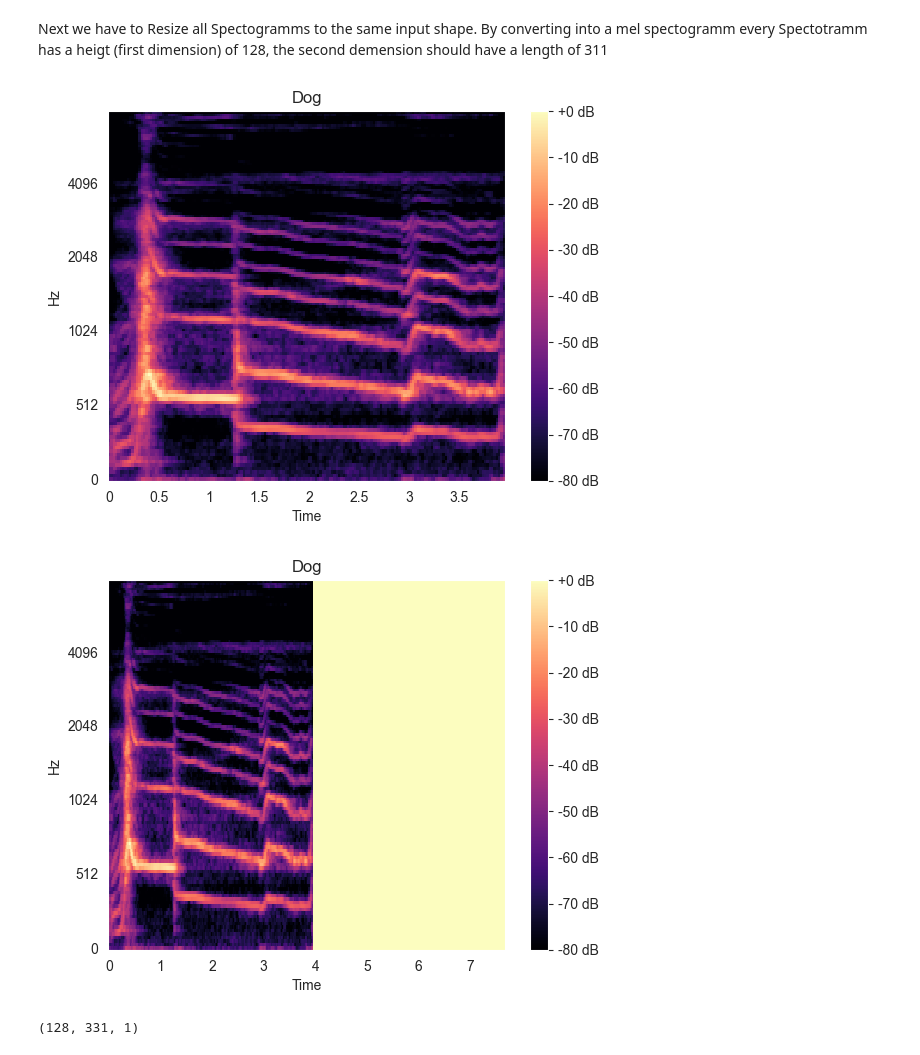
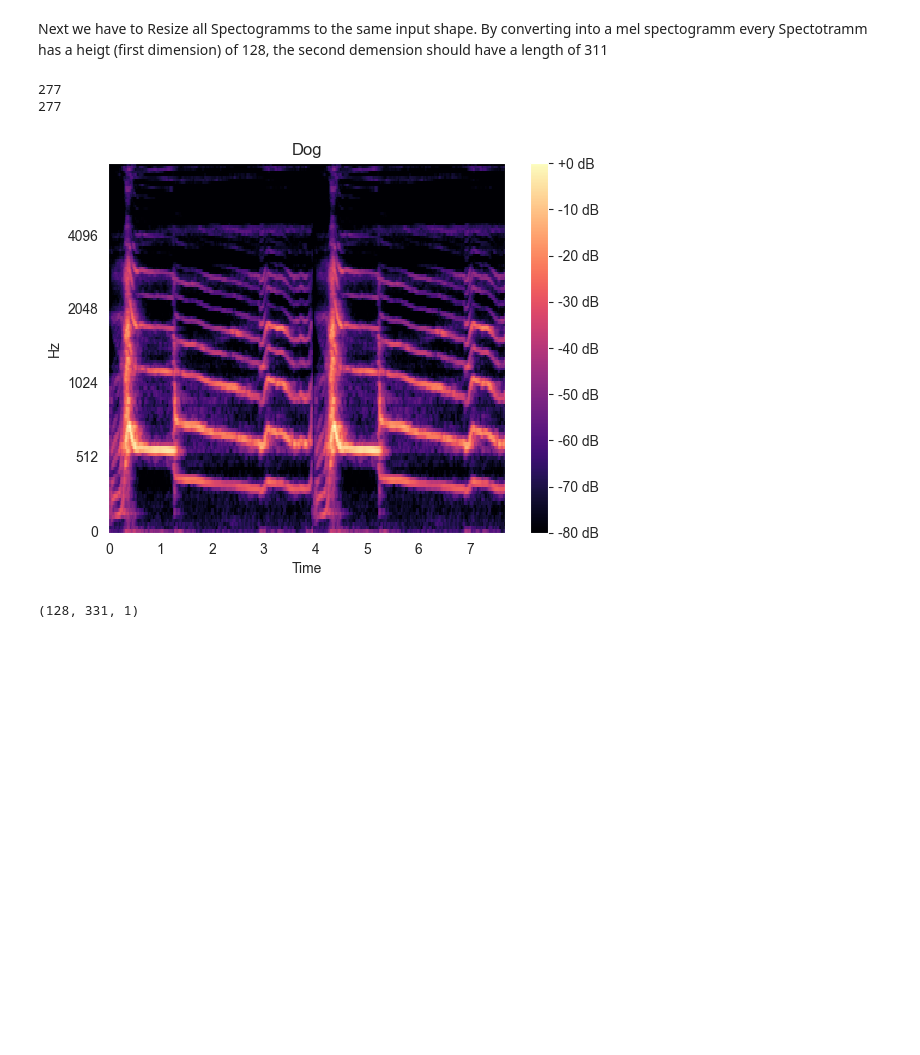
Before and after one commit to Amocon/Audio_Classification, a Jupyter notebook: melSpectogram.ipynb, the cells around one changed output. Drawn from its saved outputs; the diff is of its cells as text; code cells hidden in the pictures; blank space fills up the shorter version.

```diff
--- a/melSpectogram.ipynb
+++ b/melSpectogram.ipynb
@@ -191,27 +191,3 @@ def pad_nulls(audiofile:Sound, width:int):
         while audiofile.spec.shape[1] < width:
             audiofile.spec = np.hstack((audiofile.spec, np.zeros(shape=(128,1))))
             counter += 1
-# %%
-def shift_audio(audiofile:Sound):
-    return audiofile
-
-def mask_sound(sound:Sound):
-    #entscheidet ob vertikal oder horizontal verändert werden soll
-
-    if np.random.randint(0,2) == 1:
-        pass
-    else:
-        pass
-    noise_level = np.random.randint(10, 26)
-    return np.random.randint(0,1)
-
-num = 1
-getMelSpecLabel(audiofiles[num])
-plotMel(audiofiles[num])
-pad_nulls(audiofiles[num], 331)
-# pad_resize(audiofiles[num], 331)
-plotMel(audiofiles[num])
-# add_noise(audiofiles[num])
-# %% [output]
-[figure, removed]
-[figure, removed]
@@ -218,9 +223,16 @@ plotMel(audiofiles[num])
 # %%
-num = 3
+num = 1
 getMelSpecLabel(audiofiles[num])
+# pad_nulls(audiofiles[num], 331)
 pad_resize(audiofiles[num], 331)
+plotMel(audiofiles[num])
+print(len(audiofiles))
 
-#plotMel((spec, processedData[1]))
+print(len(audiofiles))
+# %% [output]
+277
+277
+[figure, added]
 # %%
 sameLengthMel = []
 label = []
```
Also changed, not shown: parts of 11 cells of this notebook.
